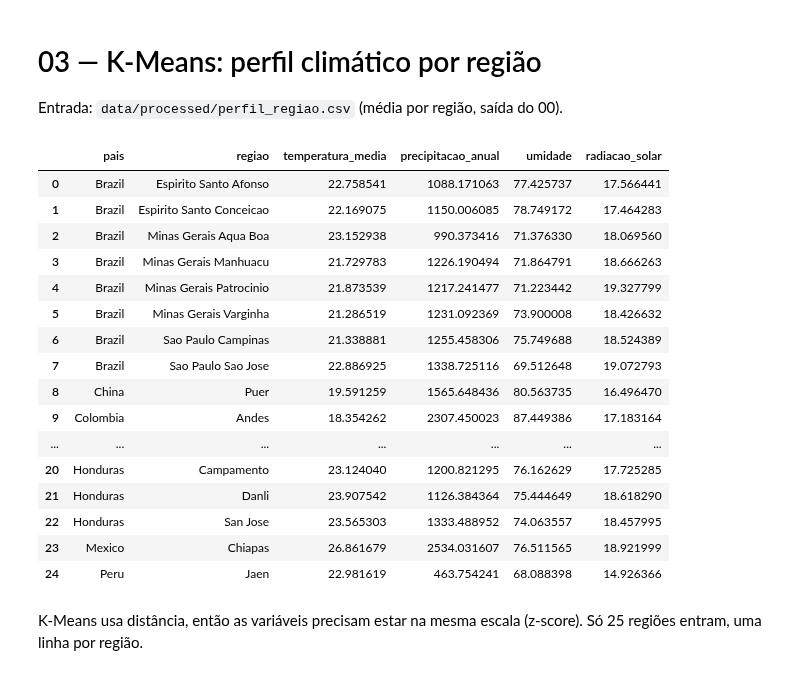
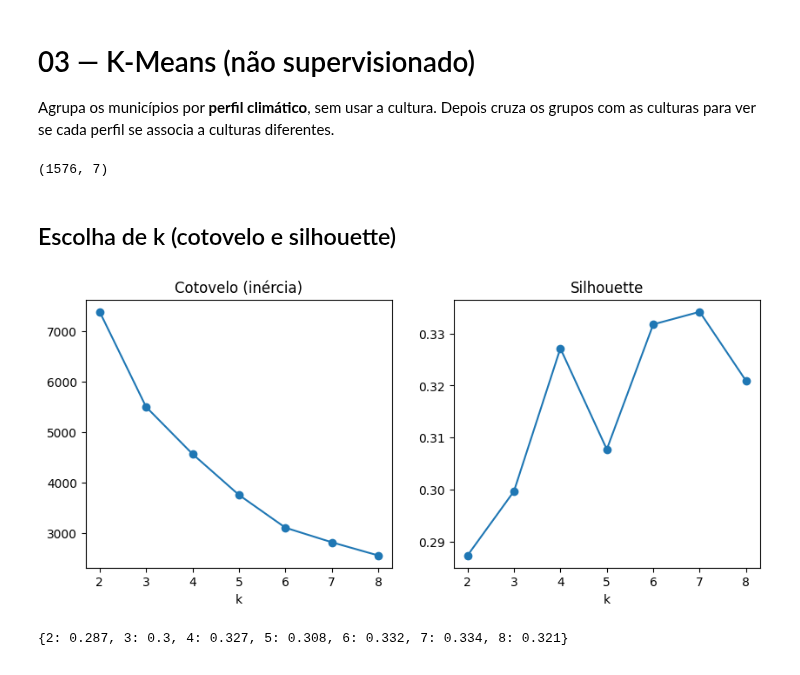
Before and after one commit to FatecFranca/DSM-G07-PI6-2026-2, a Jupyter notebook: analytics/notebooks/03_kmeans.ipynb, the cells around one changed output. Drawn from its saved outputs; the diff is of its cells as text; code cells hidden in the pictures.

```diff
--- a/analytics/notebooks/03_kmeans.ipynb
+++ b/analytics/notebooks/03_kmeans.ipynb
@@ -1,49 +1,38 @@
-# %% [markdown]
-# 03 — K-Means: perfil climático por região
-Entrada: `data/processed/perfil_regiao.csv` (média por região, saída do 00).
+# %% [markdown]
+# 03 — K-Means (não supervisionado)
+
+Agrupa os municípios por **perfil climático**, sem usar a cultura. Depois cruza os grupos com as culturas para ver se cada perfil se associa a culturas diferentes.
 # %%
+import numpy as np
 import pandas as pd
+import matplotlib.pyplot as plt
 from sklearn.preprocessing import StandardScaler
 from sklearn.cluster import KMeans
 from sklearn.metrics import silhouette_score
-import matplotlib.pyplot as plt
 
-perfis = pd.read_csv('../data/processed/perfil_regiao.csv')
-colunas = ['temperatura_media', 'precipitacao_anual', 'umidade', 'radiacao_solar']
-perfis[['pais', 'regiao'] + colunas]
+df = pd.read_csv('../data/processed/dataset_municipios.csv')
+culturas = ['Café', 'Cana-de-açúcar', 'Feijão', 'Laranja', 'Milho', 'Soja']
+colunas = ['temp_media', 'temp_min', 'chuva_anual', 'umidade', 'radiacao', 'amplitude_termica', 'contraste_chuva']
+X = StandardScaler().fit_transform(df[colunas])
+print(X.shape)
 # %% [output]
-|  | pais | regiao | temperatura_media | precipitacao_anual | umidade | radiacao_solar |
-| 0 | Brazil | Espirito Santo Afonso | 22.758541 | 1088.171063 | 77.425737 | 17.566441 |
-| 1 | Brazil | Espirito Santo Conceicao | 22.169075 | 1150.006085 | 78.749172 | 17.464283 |
-| 2 | Brazil | Minas Gerais Aqua Boa | 23.152938 | 990.373416 | 71.376330 | 18.069560 |
-| 3 | Brazil | Minas Gerais Manhuacu | 21.729783 | 1226.190494 | 71.864791 | 18.666263 |
-| 4 | Brazil | Minas Gerais Patrocinio | 21.873539 | 1217.241477 | 71.223442 | 19.327799 |
-| 5 | Brazil | Minas Gerais Varginha | 21.286519 | 1231.092369 | 73.900008 | 18.426632 |
-| 6 | Brazil | Sao Paulo Campinas | 21.338881 | 1255.458306 | 75.749688 | 18.524389 |
-| 7 | Brazil | Sao Paulo Sao Jose | 22.886925 | 1338.725116 | 69.512648 | 19.072793 |
-| 8 | China | Puer | 19.591259 | 1565.648436 | 80.563735 | 16.496470 |
-| 9 | Colombia | Andes | 18.354262 | 2307.450023 | 87.449386 | 17.183164 |
-| ... | ... | ... | ... | ... | ... | ... |
-| 20 | Honduras | Campamento | 23.124040 | 1200.821295 | 76.162629 | 17.725285 |
-| 21 | Honduras | Danli | 23.907542 | 1126.384364 | 75.444649 | 18.618290 |
-| 22 | Honduras | San Jose | 23.565303 | 1333.488952 | 74.063557 | 18.457995 |
-| 23 | Mexico | Chiapas | 26.861679 | 2534.031607 | 76.511565 | 18.921999 |
-| 24 | Peru | Jaen | 22.981619 | 463.754241 | 68.088398 | 14.926366 |
+(1576, 7)
-# %% [markdown]
-K-Means usa distância, então as variáveis precisam estar na mesma escala (z-score). Só 25 regiões entram, uma linha por região.
+# %% [markdown]
+## Escolha de k (cotovelo e silhouette)
 # %%
-X = StandardScaler().fit_transform(perfis[colunas])
-
-ks = list(range(2, 8))
+ks = list(range(2, 9))
 inercias, silhuetas = [], []
 for k in ks:
     km = KMeans(n_clusters=k, random_state=42, n_init=10).fit(X)
     inercias.append(km.inertia_)
     silhuetas.append(silhouette_score(X, km.labels_))
 
 fig, eixos = plt.subplots(1, 2, figsize=(10, 4))
 eixos[0].plot(ks, inercias, marker='o'); eixos[0].set_title('Cotovelo (inércia)'); eixos[0].set_xlabel('k')
 eixos[1].plot(ks, silhuetas, marker='o'); eixos[1].set_title('Silhouette'); eixos[1].set_xlabel('k')
-plt.savefig('../data/processed/kmeans_escolha_k.png', bbox_inches='tight')
-plt.show()
+plt.savefig('../data/processed/kmeans_escolha_k.png', bbox_inches='tight'); plt.show()
+dict(zip(ks, [round(s, 3) for s in silhuetas]))
+# %% [output]
+[figure, added]
+{2: 0.287, 3: 0.3, 4: 0.327, 5: 0.308, 6: 0.332, 7: 0.334, 8: 0.321}
 # %%
```
Also changed, not shown: parts of 7 cells of this notebook, 25 other files.
